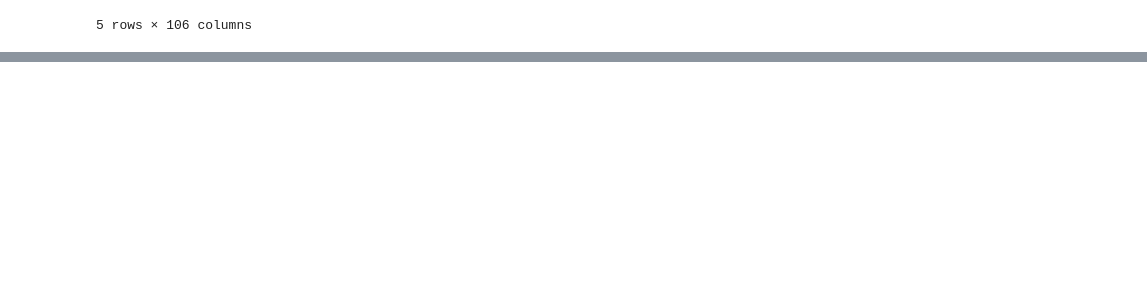
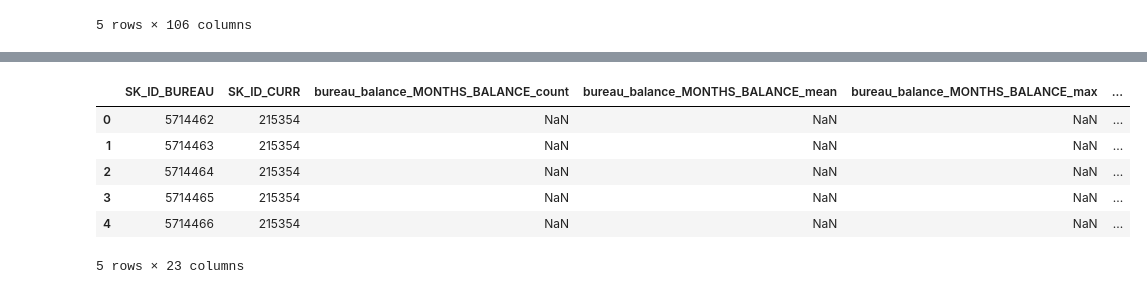
Before and after one commit to HyeonGeunY/kaggle, a Jupyter notebook: home_credit/notebook/feature engieering.ipynb, the cells around one changed output, grey strips where cells are left out. Drawn from its saved outputs; the diff is of its cells as text; code cells hidden in the pictures; blank space fills up the shorter version.

```diff
--- a/home_credit/notebook/feature engieering.ipynb
+++ b/home_credit/notebook/feature engieering.ipynb
@@ -347,0 +370,5 @@ bureau_balance_by_client.head()
+# %%
+# Read in new copies of all the dataframes
+train = pd.read_csv('../input/application_train.csv')
+bureau = pd.read_csv('../input/bureau.csv')
+bureau_balance = pd.read_csv('../input/bureau_balance.csv')
@@ -347,0 +402,3 @@ bureau_balance_by_client.head()
+# %%
+bureau_balance_counts = count_categorical(bureau_balance, group_var = 'SK_ID_BUREAU', df_name = 'bureau_balance')
+bureau_balance_counts.head()
@@ -347,0 +415,3 @@ bureau_balance_by_client.head()
+# %%
+bureau_balance_agg = agg_numeric(bureau_balance, group_var = 'SK_ID_BUREAU', df_name = 'bureau_balance')
+bureau_balance_agg.head()
@@ -347,0 +427,4 @@ bureau_balance_by_client.head()
+# %%
+# Dataframe grouped by the loan
+bureau_by_loan = bureau_balance_agg.merge(bureau_balance_counts, right_index = True, left_on = 'SK_ID_BUREAU', how = 'outer')
+bureau_by_loan.head(5)
@@ -347,0 +439,11 @@ bureau_balance_by_client.head()
+# %%
+bureau_by_loan = bureau[['SK_ID_BUREAU', 'SK_ID_CURR']].merge(bureau_by_loan, on = 'SK_ID_BUREAU', how = 'left')
+bureau_by_loan.head(5)
+# %% [output]
+|  | SK_ID_BUREAU | SK_ID_CURR | bureau_balance_MONTHS_BALANCE_count | bureau_balance_MONTHS_BALANCE_mean | bureau_balance_MONTHS_BALANCE_max | ... |
+| 0 | 5714462 | 215354 | NaN | NaN | NaN | ... |
+| 1 | 5714463 | 215354 | NaN | NaN | NaN | ... |
+| 2 | 5714464 | 215354 | NaN | NaN | NaN | ... |
+| 3 | 5714465 | 215354 | NaN | NaN | NaN | ... |
+| 4 | 5714466 | 215354 | NaN | NaN | NaN | ... |
+5 rows × 23 columns
```
Also changed, not shown: parts of 85 cells of this notebook, 2 other files.
